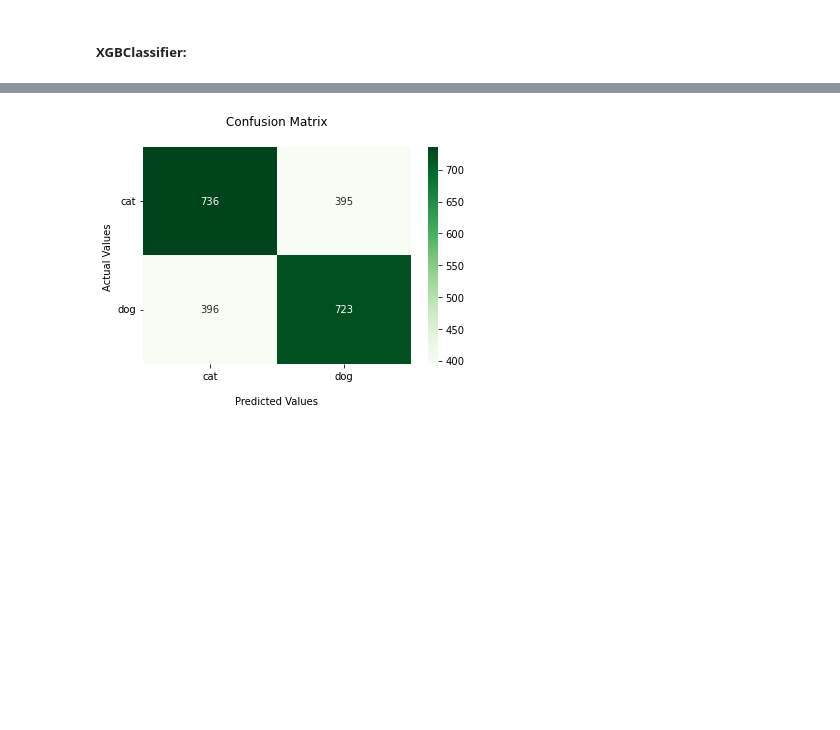
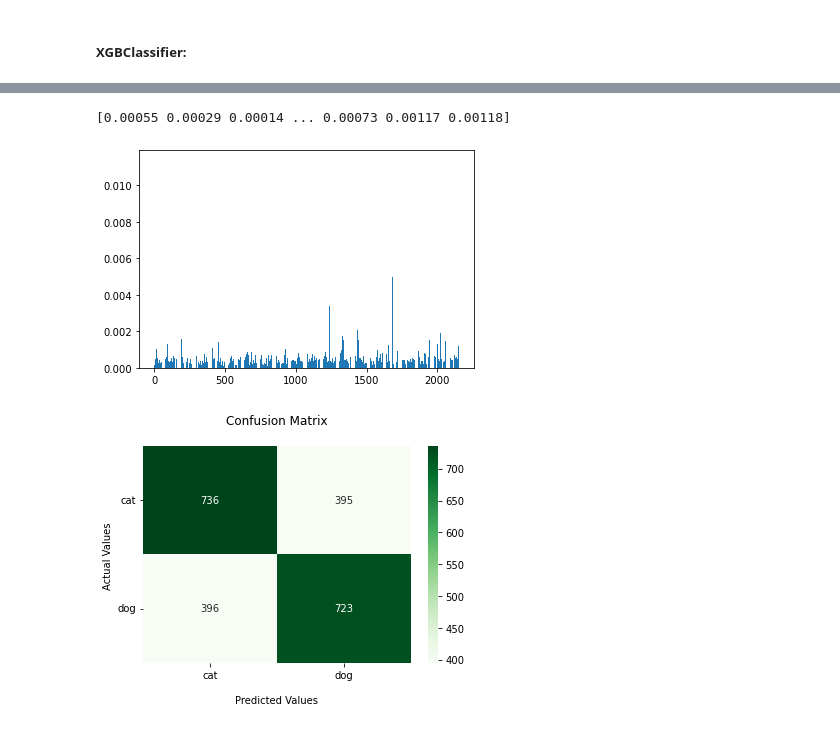
Before and after one commit to NoaAmichai/Cats-Vs-Dogs, a Jupyter notebook: Dogs_VS_Cats .ipynb, the cells around one changed output, grey strips where cells are left out. Drawn from its saved outputs; the diff is of its cells as text; code cells hidden in the pictures; blank space fills up the shorter version.

```diff
--- a/Dogs_VS_Cats .ipynb
+++ b/Dogs_VS_Cats .ipynb
@@ -69,17 +72,2 @@ The DummyClassifier score is: 0.481
 # %% [markdown]
 ### Feature selection:
-# %%
-from sklearn.feature_selection import SelectKBest
-from sklearn.feature_selection import chi2
-from xgboost import XGBClassifier
-
-scores = []
-for i in range(2000,3000,150):
-    X_new = SelectKBest(chi2, k=i).fit_transform(X_train, y_train)
-    X_train_new, X_val_new, y_train_new, y_val_new = train_test_split(X_new,y_train, test_size=0.1, random_state=42)
-    XGB = XGBClassifier(objective="binary:logistic", random_state=42)
-    XGB.fit(X_train_new, y_train_new, eval_metric='auc')
-    y_predict = XGB.predict(X_val_new)
-    accuracy = round(metrics.accuracy_score(y_val_new, y_predict),3)
-    print("number of features : ", i, ", Accuracy:", accuracy)
-    scores.append(accuracy)
@@ -133,9 +127,9 @@ Wall time: 1min 48s
 
 from xgboost import XGBClassifier
 
-XGB = XGBClassifier(objective="binary:logistic", random_state=42)
-XGB.fit(X_train, y_train, eval_metric='auc')
-y_pred_XGB = XGB.predict(X_val)
+XGBoost = XGBClassifier(objective="binary:logistic", random_state=42)
+XGBoost.fit(X_train, y_train, eval_metric='auc')
+y_pred_XGB = XGBoost.predict(X_val)
 
 accuracy = round(metrics.accuracy_score(y_val, y_pred_XGB))
 print("Accuracy:", accuracy)
@@ -146,3 +136,12 @@ Wall time: 1min 1s
+# %%
+from matplotlib import pyplot
+print(XGB.feature_importances_)
+# plot
+pyplot.bar(range(len(XGB.feature_importances_)), XGB.feature_importances_)
+pyplot.show()
+# %% [output]
+[0.00055 0.00029 0.00014 ... 0.00073 0.00117 0.00118]
+[figure, added]
 # %%
 from sklearn.metrics import confusion_matrix
 
```
Also changed, not shown: parts of 21 cells of this notebook.
